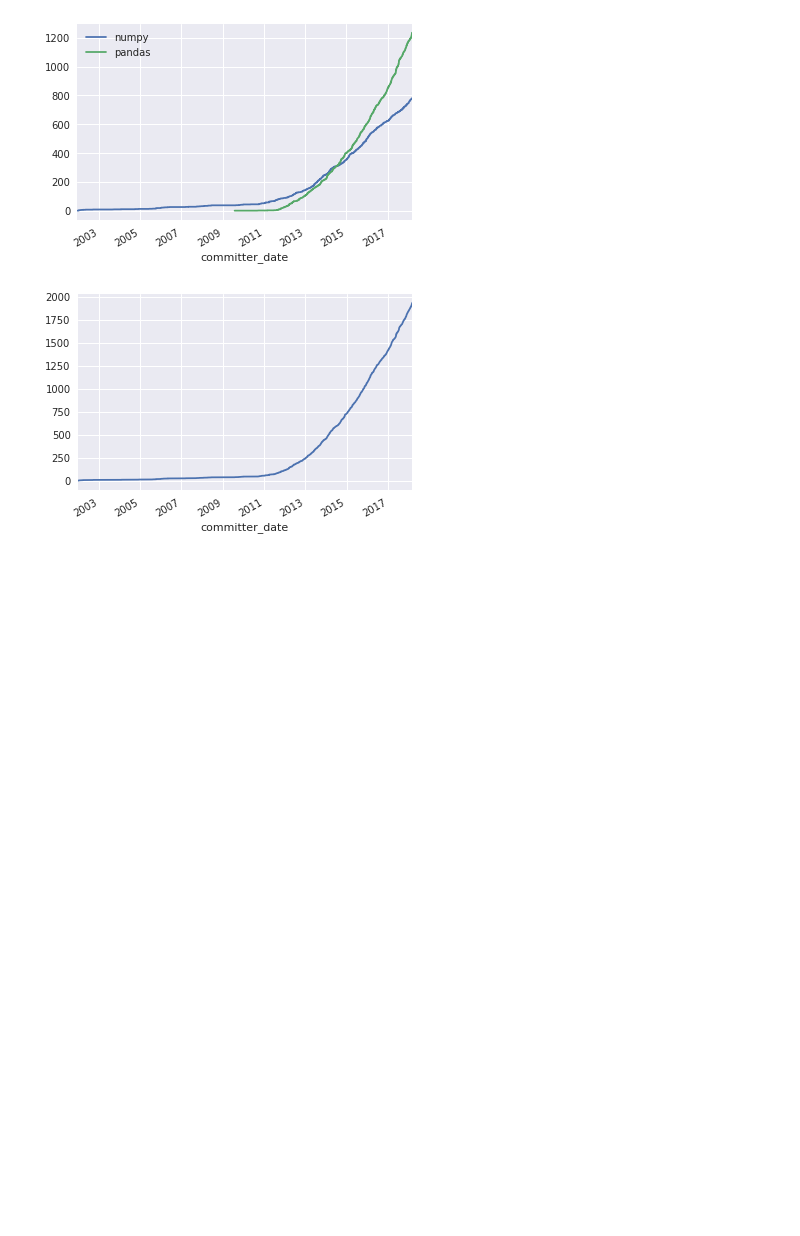
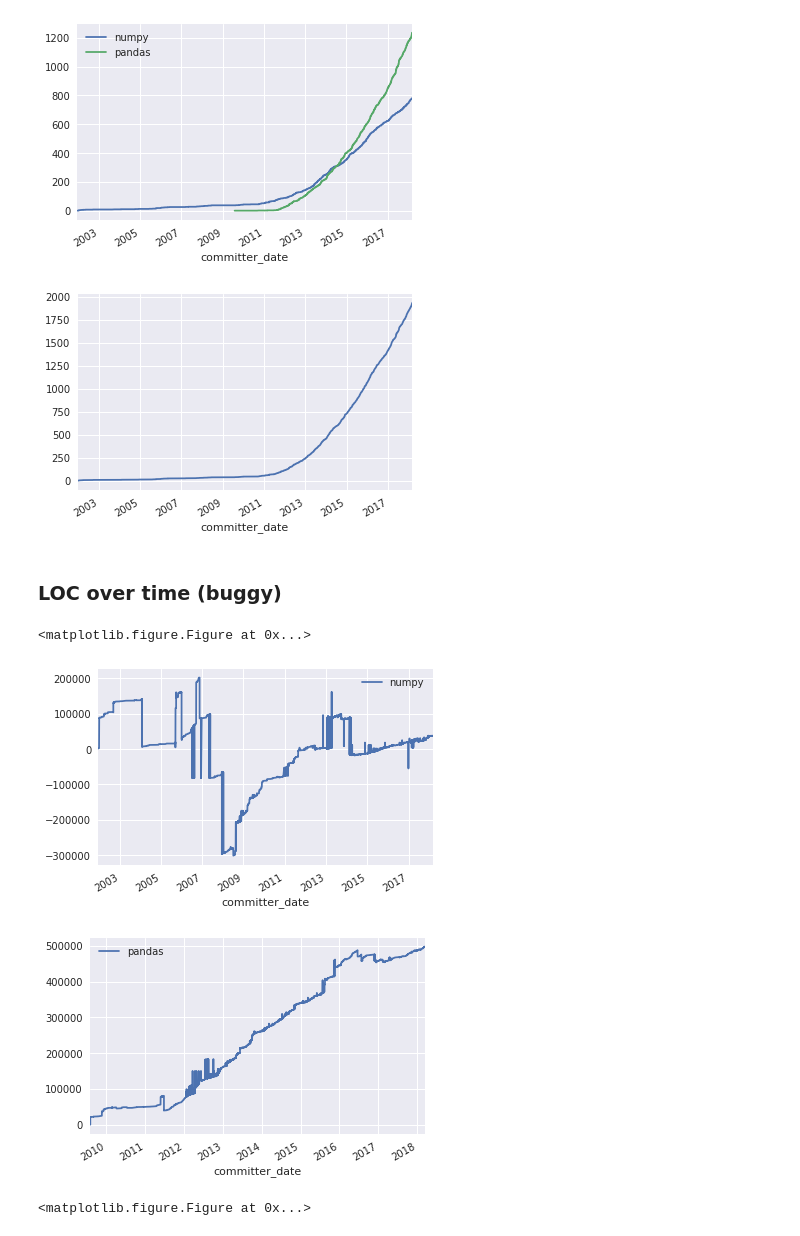
Before and after one commit to skupsala/gitlytic, a Jupyter notebook: gitlytic/notebooks/project-overview.ipynb, the cells around one changed output. Drawn from its saved outputs; the diff is of its cells as text; code cells hidden in the pictures; blank space fills up the shorter version.

Commit message:
Plot LOC over time
Eventhough loc calculation does not work...

```diff
--- a/gitlytic/notebooks/project-overview.ipynb
+++ b/gitlytic/notebooks/project-overview.ipynb
@@ -208,3 +208,15 @@ authors_over_time.plot(label='project_summary')
 <matplotlib.axes._subplots.AxesSubplot at 0x...>
 [figure]
 [figure]
+# %% [markdown]
+### LOC over time (buggy)
+# %%
+for repo_name, repo_df in df.groupby(level=0):
+    ax = repo_df.plot(x='committer_date', y='cumulative_loc',label=repo_name)
+    ax.legend()
+plt.figure()
+# %% [output]
+<matplotlib.figure.Figure at 0x...>
+[figure, added]
+[figure, added]
+<matplotlib.figure.Figure at 0x...>
```
